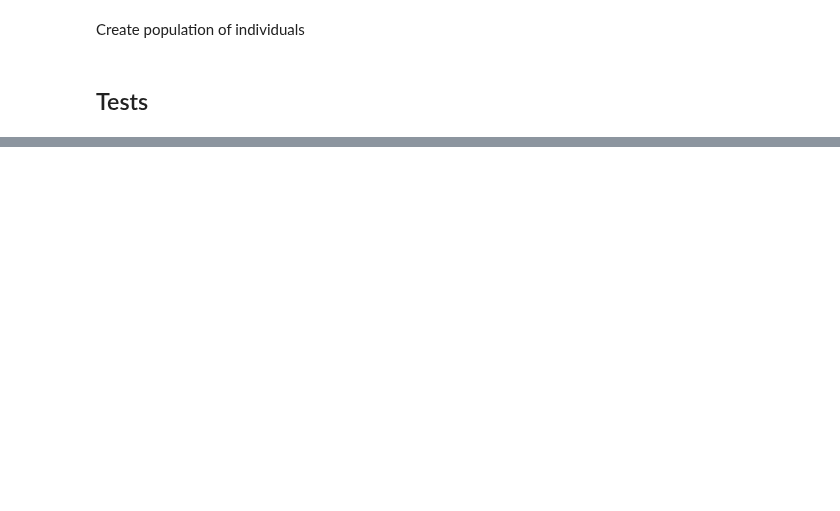
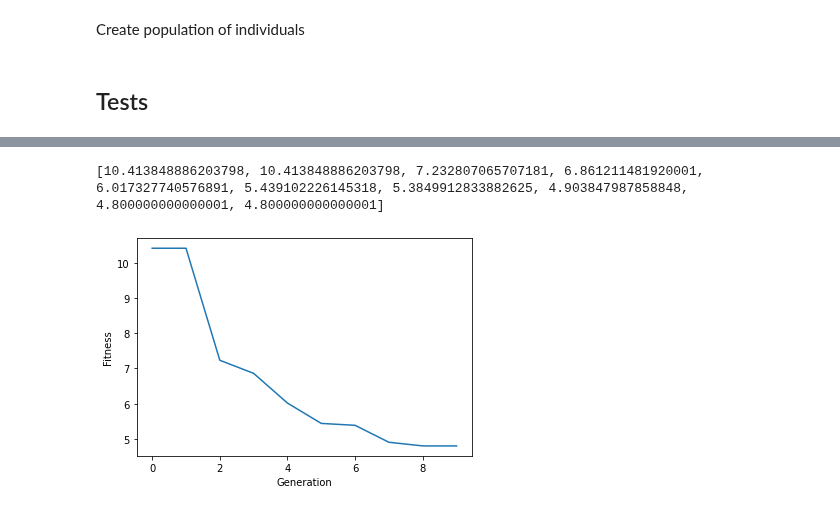
Before and after one commit to witusj/obp, a Jupyter notebook: genetic_algorithm.ipynb, the cells around one changed output, grey strips where cells are left out. Cells and saved outputs as stored; diff of their text form; code cells hidden in the pictures; blank space fills up the shorter version.

Commit message:
Debugged the crossover function

```diff
--- a/genetic_algorithm.ipynb
+++ b/genetic_algorithm.ipynb
@@ -159,7 +165,5 @@ def calculateProbabilities(x, precision, limit, v, I, d):
 ## TEST ##
 ##########
 
-
-
 v, limit = calculate_v(p, beta, precision, precision_limit, N, d, no_show)
-calculateProbabilities(x, precision, limit, v, I, d)
+p_min, limit = calculateProbabilities(x, precision, limit, v, I, d)
@@ -269,7 +273,7 @@ def calcFitness(x, beta, precision, limit, v, N, no_show, I, d, eind, alpha_W, a
 ##########
 
 
-p, precision_limit = calculate_p(beta, probSize, precision)
+p, precision_limit = calculate_p(beta, probS, precision)
 v, limit = calculate_v(p, beta, precision, precision_limit, N, d, no_show)
 
 
@@ -664,0 +765,32 @@ Prob calculation time: 0.198501 sec,
+# %%
+precision = 0.9999
+N = 24  # number of patients
+beta = 9  # average service time for a patient
+T = 4*60  # total time
+d = 5  # interval size
+I = int(T/d)  # number of intervals
+no_show = 0
+eind = 0
+alpha_I = 0.2
+alpha_T = 0.4  # patient doctor centric slider
+alpha_W = 0.4
+popSize = 30
+
+# Initial population
+dataObject = Data(N=N, beta=beta, d=d, I=I, no_show=no_show, eind=eind,
+                    alpha_I=alpha_I, alpha_T=alpha_T, alpha_W=alpha_W, popSize=popSize)
+populationZero = Population(dataObject)
+populationZero.calc_fitness_scores()
+individuals = populationZero.individuals.copy()
+generations = 10
+
+# Genetic algorithm loop
+score_list = []
+for i in range(generations):
+    print(f'Generation {i}')
+    populationObject = Population(dataObject, individuals=individuals)
+    populationObject.calc_fitness_scores()
+    best_score = min(populationObject.fitnessScores)
+    score_list.append(best_score)
+    populationObject.apply_crossover()
+    individuals = populationObject.individuals.copy()
@@ -664,0 +815,9 @@ Prob calculation time: 0.198501 sec,
+# %%
+print(score_list)
+plt.plot(score_list)
+plt.ylabel('Fitness')
+plt.xlabel('Generation')
+plt.show()
+# %% [output]
+[10.413848886203798, 10.413848886203798, 7.232807065707181, 6.861211481920001, 6.017327740576891, 5.439102226145318, 5.3849912833882625, 4.903847987858848, 4.800000000000001, 4.800000000000001]
+[figure, added]
```
Also changed, not shown: parts of 25 cells of this notebook.
